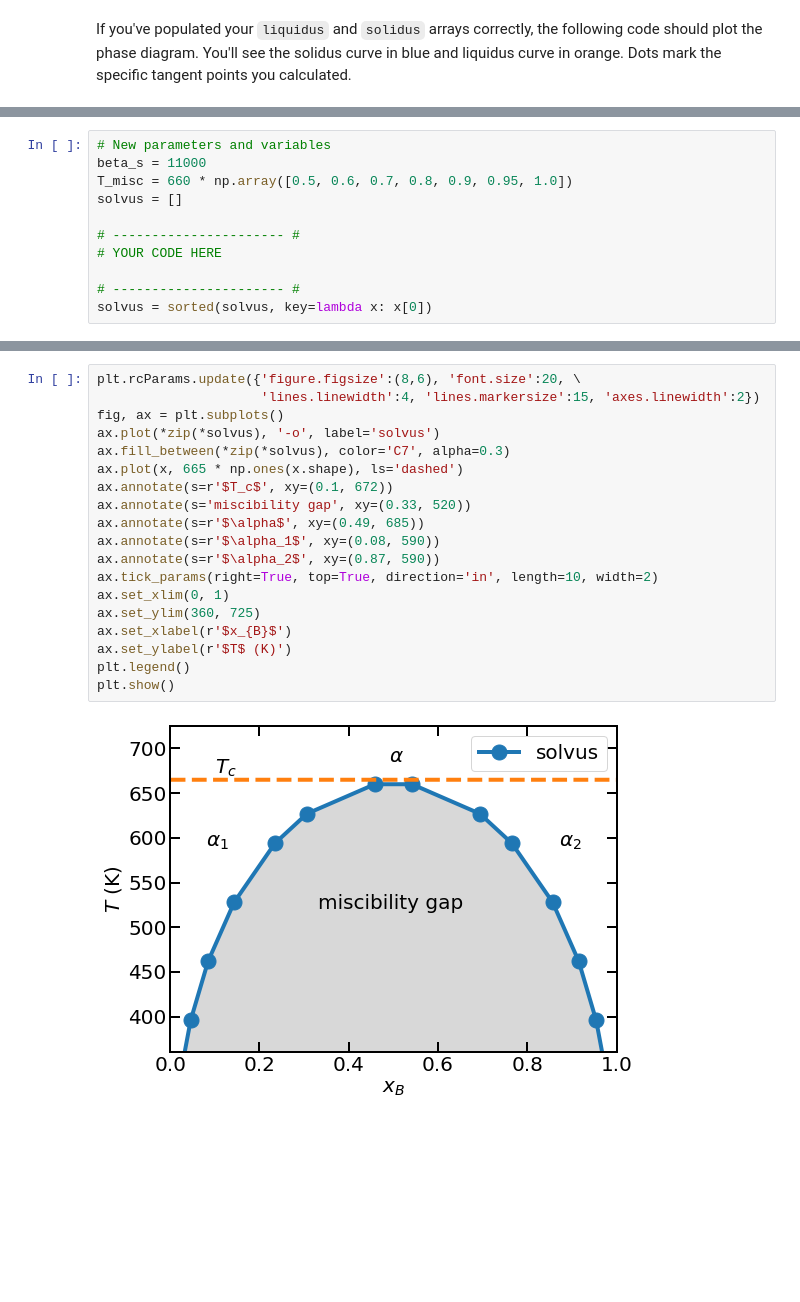
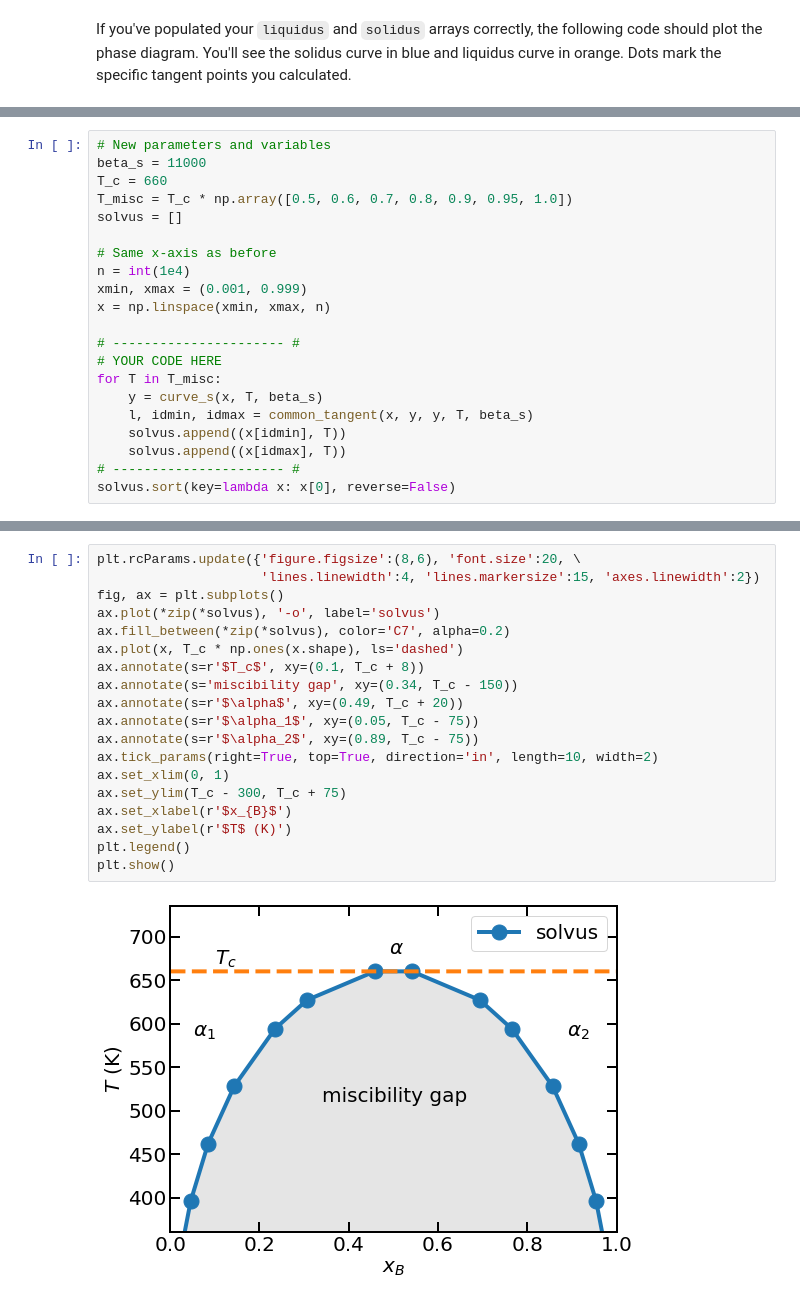
Before and after one commit to enze-chen/learning_modules, a Jupyter notebook: mse/Thermo_solution_models.ipynb, the cells around one changed output, grey strips where cells are left out. Cells and saved outputs as stored; diff of their text form; blank space fills up the shorter version.

```diff
--- a/mse/Thermo_solution_models.ipynb
+++ b/mse/Thermo_solution_models.ipynb
@@ -344,12 +352,22 @@ The miscibility gap arises at low temperatures in the regular solution model whe
 # %%
 # New parameters and variables
 beta_s = 11000
-T_misc = 660 * np.array([0.5, 0.6, 0.7, 0.8, 0.9, 0.95, 1.0])
+T_c = 660
+T_misc = T_c * np.array([0.5, 0.6, 0.7, 0.8, 0.9, 0.95, 1.0])
 solvus = []
+
+# Same x-axis as before
+n = int(1e4)
+xmin, xmax = (0.001, 0.999)
+x = np.linspace(xmin, xmax, n)
 
 # ---------------------- #
 # YOUR CODE HERE
-
+for T in T_misc:
+    y = curve_s(x, T, beta_s)
+    l, idmin, idmax = common_tangent(x, y, y, T, beta_s)
+    solvus.append((x[idmin], T))
+    solvus.append((x[idmax], T))
 # ---------------------- #
-solvus = sorted(solvus, key=lambda x: x[0])
+solvus.sort(key=lambda x: x[0], reverse=False)
 # %% [markdown]
@@ -357,22 +375,22 @@ In the last line above, we sort the points by increasing $x$-coordinate so that
 # %%
 plt.rcParams.update({'figure.figsize':(8,6), 'font.size':20, \
                      'lines.linewidth':4, 'lines.markersize':15, 'axes.linewidth':2})
 fig, ax = plt.subplots()
 ax.plot(*zip(*solvus), '-o', label='solvus')
-ax.fill_between(*zip(*solvus), color='C7', alpha=0.3)
-ax.plot(x, 665 * np.ones(x.shape), ls='dashed')
-ax.annotate(s=r'$T_c$', xy=(0.1, 672))
-ax.annotate(s='miscibility gap', xy=(0.33, 520))
-ax.annotate(s=r'$\alpha$', xy=(0.49, 685))
-ax.annotate(s=r'$\alpha_1$', xy=(0.08, 590))
-ax.annotate(s=r'$\alpha_2$', xy=(0.87, 590))
+ax.fill_between(*zip(*solvus), color='C7', alpha=0.2)
+ax.plot(x, T_c * np.ones(x.shape), ls='dashed')
+ax.annotate(s=r'$T_c$', xy=(0.1, T_c + 8))
+ax.annotate(s='miscibility gap', xy=(0.34, T_c - 150))
+ax.annotate(s=r'$\alpha$', xy=(0.49, T_c + 20))
+ax.annotate(s=r'$\alpha_1$', xy=(0.05, T_c - 75))
+ax.annotate(s=r'$\alpha_2$', xy=(0.89, T_c - 75))
 ax.tick_params(right=True, top=True, direction='in', length=10, width=2)
 ax.set_xlim(0, 1)
-ax.set_ylim(360, 725)
+ax.set_ylim(T_c - 300, T_c + 75)
 ax.set_xlabel(r'$x_{B}$')
 ax.set_ylabel(r'$T$ (K)')
 plt.legend()
 plt.show()
 # %% [output]
-[figure, old version]
+[figure, new version]
 # %% [markdown]
```
Also changed, not shown: parts of 11 cells of this notebook, 3 other files.
